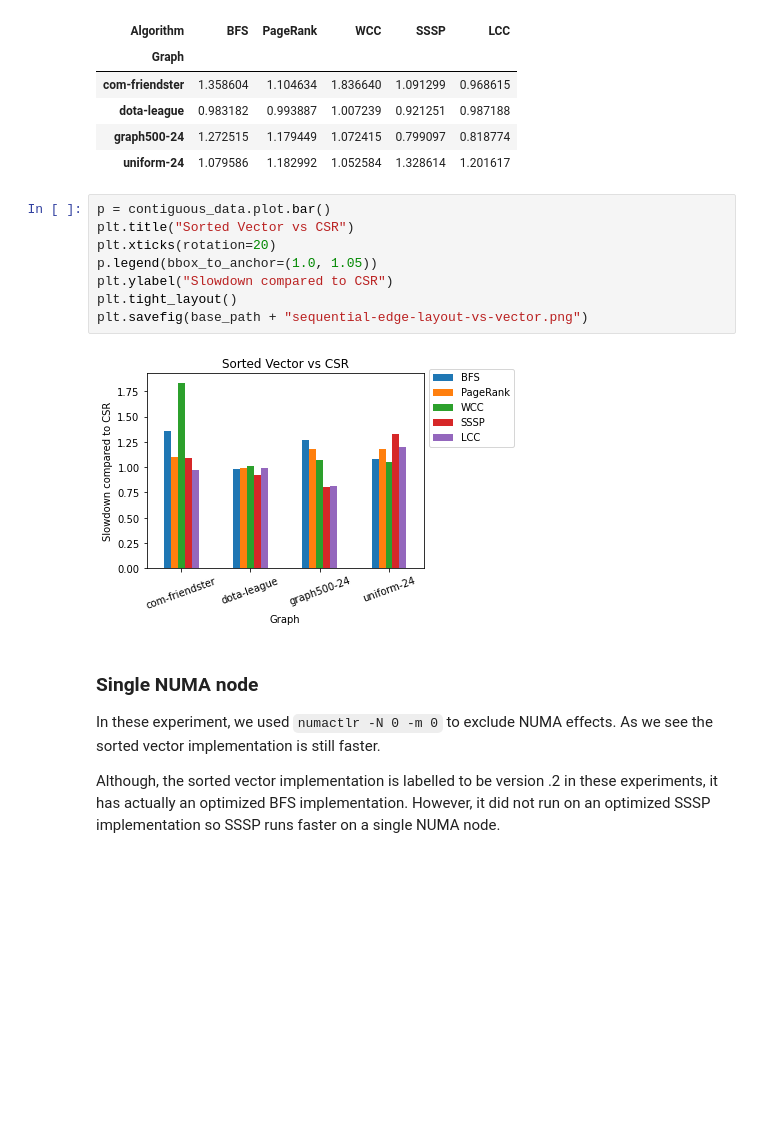
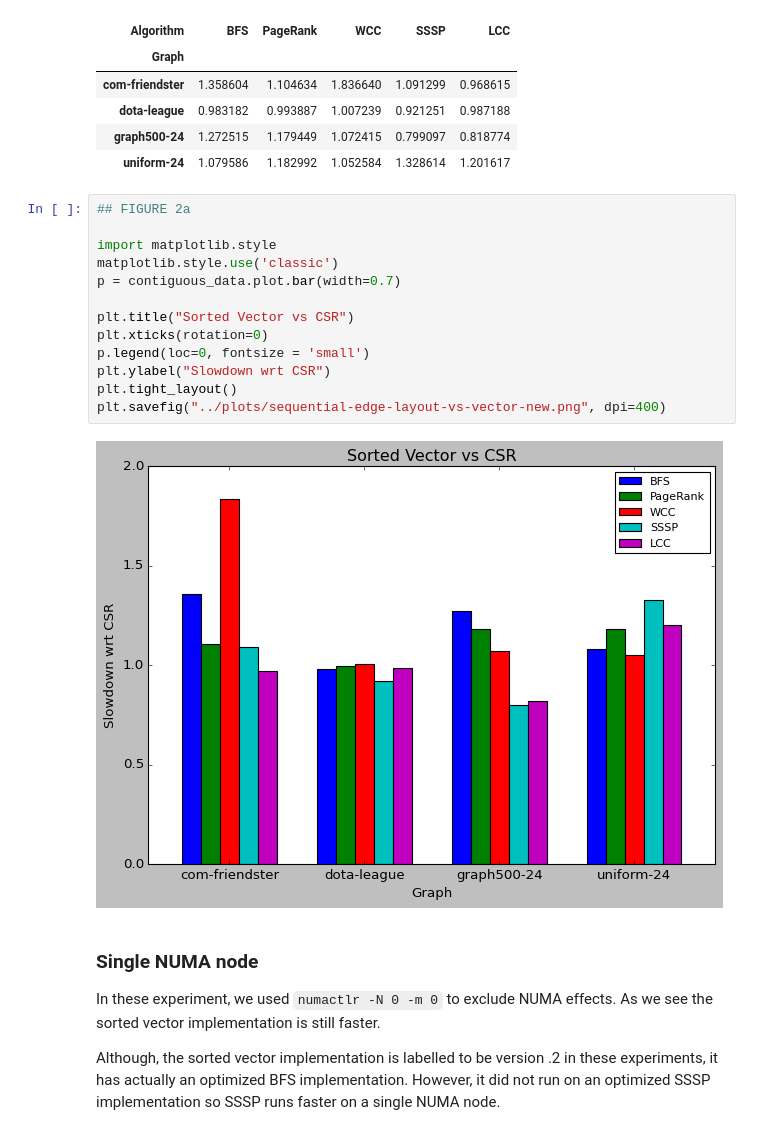
Before and after one commit to PerFuchs/gfe_notebooks, a Jupyter notebook: graphalytics_microbenchmarks.ipynb, the cells around one changed output. Drawn from its saved outputs; the diff is of its cells as text; blank space fills up the shorter version.

Commit message:
Add changes to plots, to be continued

```diff
--- a/graphalytics_microbenchmarks.ipynb
+++ b/graphalytics_microbenchmarks.ipynb
@@ -172,15 +172,20 @@ contiguous_data
 | graph500-24 | 1.272515 | 1.179449 | 1.072415 | 0.799097 | 0.818774 |
 | uniform-24 | 1.079586 | 1.182992 | 1.052584 | 1.328614 | 1.201617 |
 # %%
-p = contiguous_data.plot.bar()
+## FIGURE 2a
+
+import matplotlib.style
+matplotlib.style.use('classic')
+p = contiguous_data.plot.bar(width=0.7)
+
 plt.title("Sorted Vector vs CSR")
-plt.xticks(rotation=20)
-p.legend(bbox_to_anchor=(1.0, 1.05))
-plt.ylabel("Slowdown compared to CSR")
+plt.xticks(rotation=0)
+p.legend(loc=0, fontsize = 'small')
+plt.ylabel("Slowdown wrt CSR")
 plt.tight_layout()
-plt.savefig(base_path + "sequential-edge-layout-vs-vector.png")
+plt.savefig("../plots/sequential-edge-layout-vs-vector-new.png", dpi=400)
 # %% [output]
-[figure, old version]
+[figure, new version]
 # %% [markdown]
 ### Single NUMA node
 
```
Also changed, not shown: parts of 10 cells of this notebook, 8 other files.
